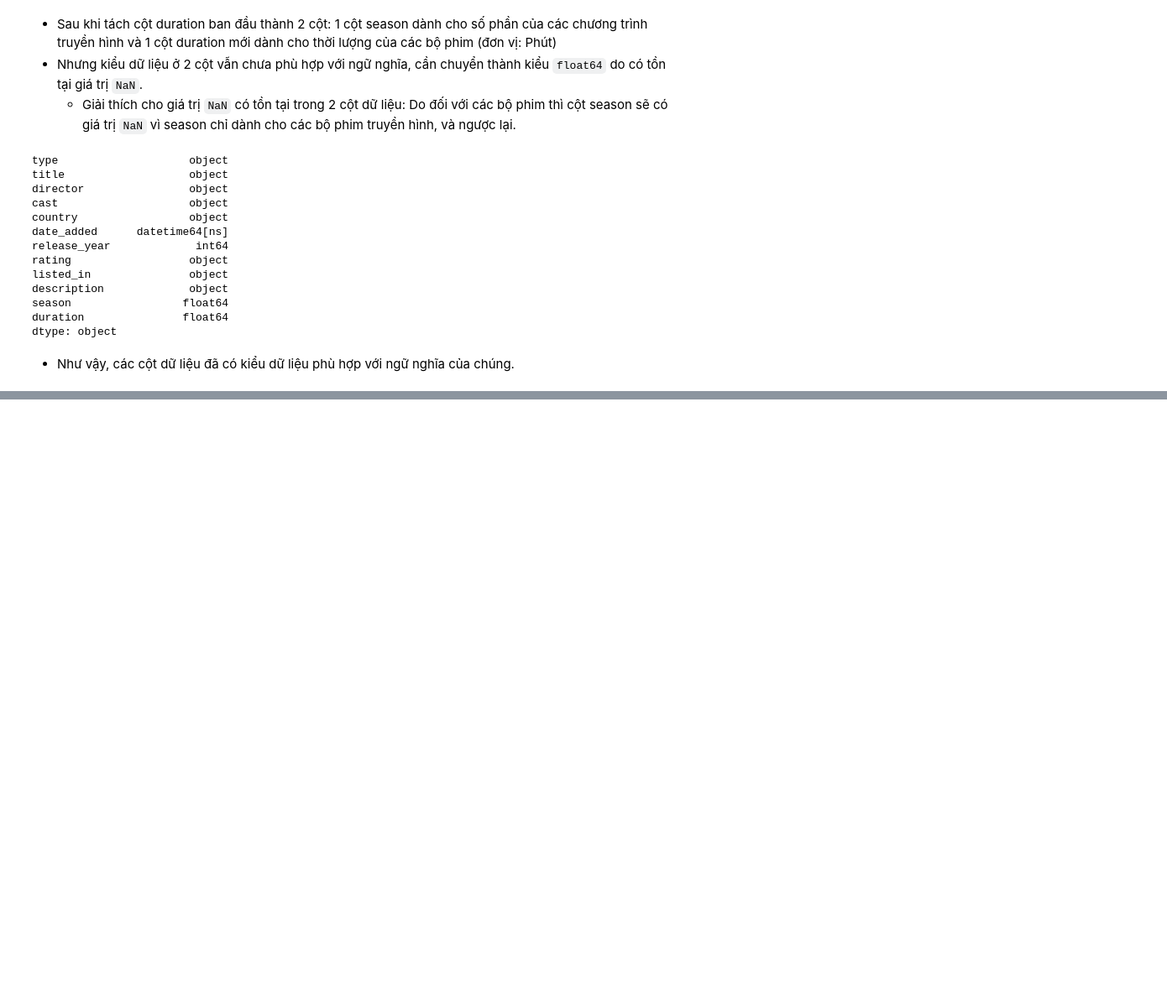
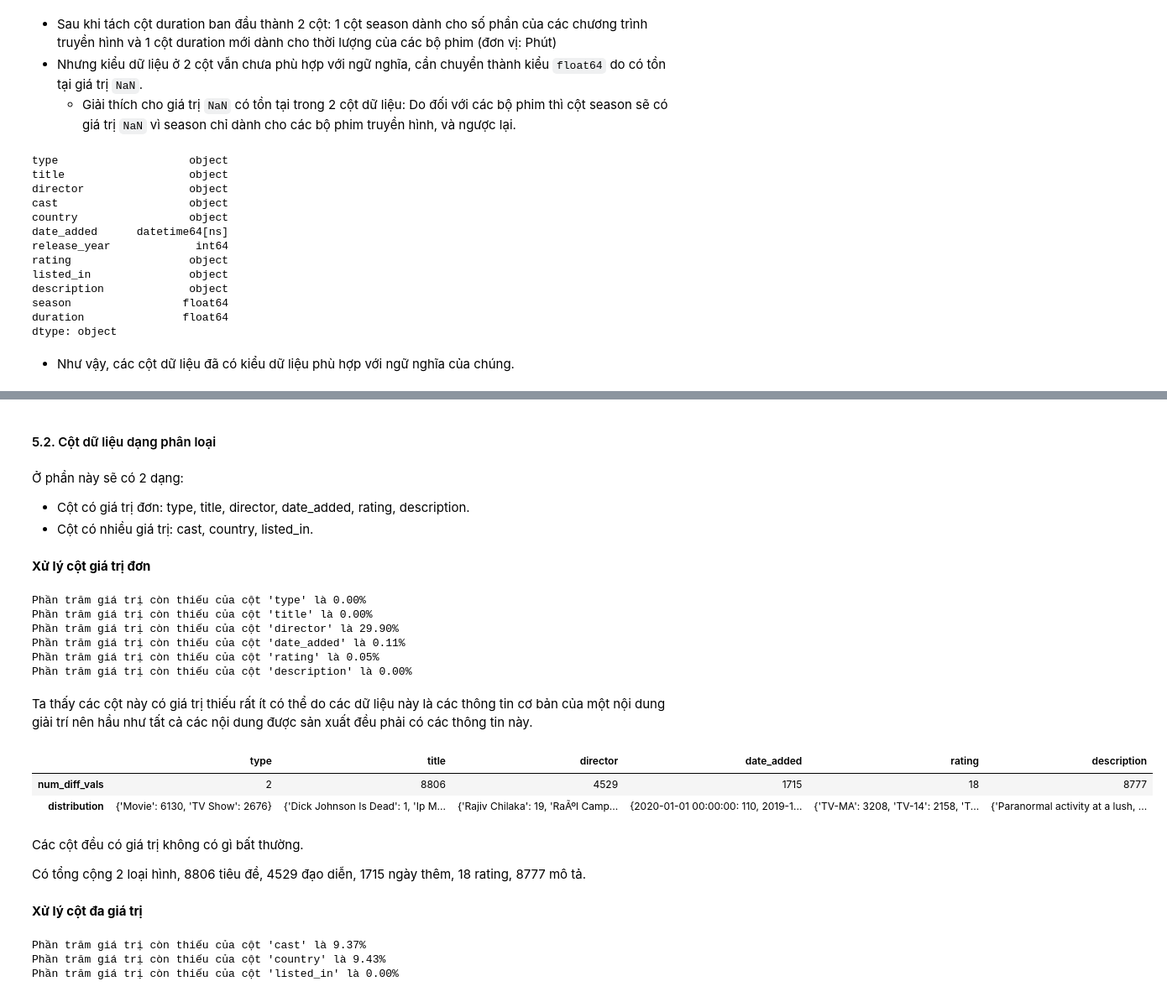
Before and after one commit to kNhung/PDS_FinalProject, a Jupyter notebook: data_exploration/data_exploration.ipynb, the cells around one changed output, grey strips where cells are left out. Shown at 84% size. Saved outputs shown, nothing was run; the diff lists cells and outputs as text; code cells hidden in the pictures; blank space fills up the shorter version.

Commit message:
distribution and export file

```diff
--- a/data_exploration/data_exploration.ipynb
+++ b/data_exploration/data_exploration.ipynb
@@ -195,0 +240,44 @@ dtype: object
+# %% [markdown]
+#### 5.2. Cột dữ liệu dạng phân loại
+# %% [markdown]
+Ở phần này sẽ có 2 dạng:
+- Cột có giá trị đơn: type, title, director, date_added, rating, description.
+- Cột có nhiều giá trị: cast, country, listed_in.
+# %% [markdown]
+**Xử lý cột giá trị đơn**
+# %%
+# Lấy các cột đơn giá trí
+single_columns = ['type', 'title', 'director', 'date_added', 'rating', 'description']
+# %%
+# Tính giá trị thiếu cho các cột đơn giá trị
+for col in single_columns:
+    percentage_missing = netflix_df[col].isna().mean() * 100
+    percentage_missing_dic[col] = percentage_missing
+    print(f'Phần trăm giá trị còn thiếu của cột \'{col}\' là {percentage_missing:.2f}%')
+# %% [output]
+Phần trăm giá trị còn thiếu của cột 'type' là 0.00%
+Phần trăm giá trị còn thiếu của cột 'title' là 0.00%
+Phần trăm giá trị còn thiếu của cột 'director' là 29.90%
+Phần trăm giá trị còn thiếu của cột 'date_added' là 0.11%
+Phần trăm giá trị còn thiếu của cột 'rating' là 0.05%
+Phần trăm giá trị còn thiếu của cột 'description' là 0.00%
+# %% [markdown]
+Ta thấy các cột này có giá trị thiếu rất ít có thể do các dữ liệu này là các thông tin cơ bản của một nội dung giải trí nên hầu như tất cả các nội dung được sản xuất đều phải có các thông tin này.
+# %%
+# Lưu số lượng các giá trị khác nhau và đếm số lượng từng loại single_cate_profile
+single_cate_profile = pd.DataFrame(index=["num_diff_vals", "distribution"])
+num_diff_vals = netflix_df[single_columns].nunique()
+distribution = netflix_df[single_columns].agg(lambda column: pd.Series(column).value_counts().to_dict())
+single_cate_profile[single_columns] = [num_diff_vals, distribution]
+
+single_cate_profile
+# %% [output]
+|  | type | title | director | date_added | rating | description |
+| num_diff_vals | 2 | 8806 | 4529 | 1715 | 18 | 8777 |
+| distribution | {'Movie': 6130, 'TV Show': 2676} | {'Dick Johnson Is Dead': 1, 'Ip M... | {'Rajiv Chilaka': 19, 'RaÃºl Camp... | {2020-01-01 00:00:00: 110, 2019-1... | {'TV-MA': 3208, 'TV-14': 2158, 'T... | {'Paranormal activity at a lush, ... |
+# %% [markdown]
+Các cột đều có giá trị không có gì bất thường.
+
+Có tổng cộng 2 loại hình, 8806 tiêu đề, 4529 đạo diễn, 1715 ngày thêm, 18 rating, 8777 mô tả.
+# %% [markdown]
+**Xử lý cột đa giá trị**
@@ -195,0 +287,10 @@ dtype: object
+# %%
+# Tính giá trị thiếu của các cột đa giá trị
+for col in multi_columns:
+    percentage_missing = netflix_df[col].isna().mean() * 100
+    percentage_missing_dic[col] = percentage_missing
+    print(f'Phần trăm giá trị còn thiếu của cột \'{col}\' là {percentage_missing:.2f}%')
+# %% [output]
+Phần trăm giá trị còn thiếu của cột 'cast' là 9.37%
+Phần trăm giá trị còn thiếu của cột 'country' là 9.43%
+Phần trăm giá trị còn thiếu của cột 'listed_in' là 0.00%
```
Also changed, not shown: parts of 20 cells of this notebook, 1 other file.
